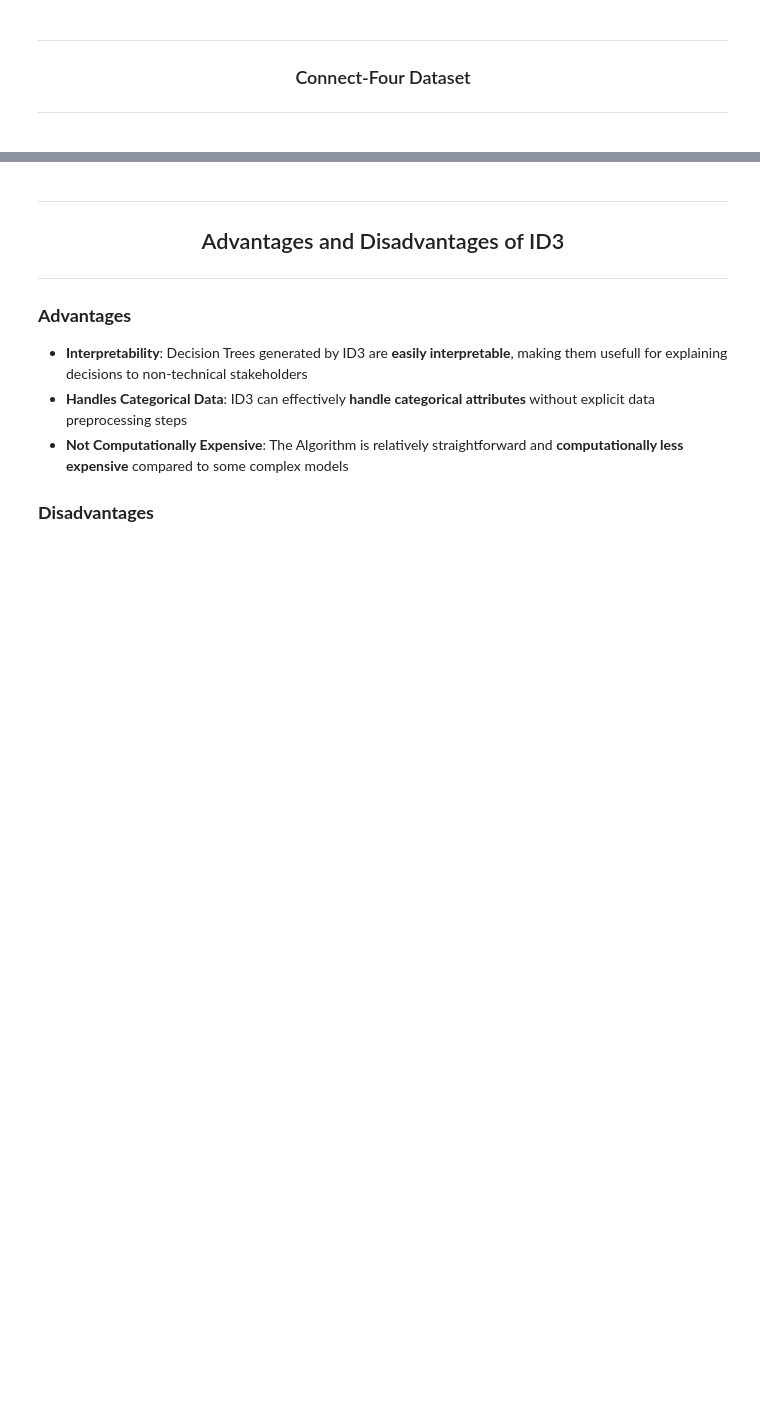
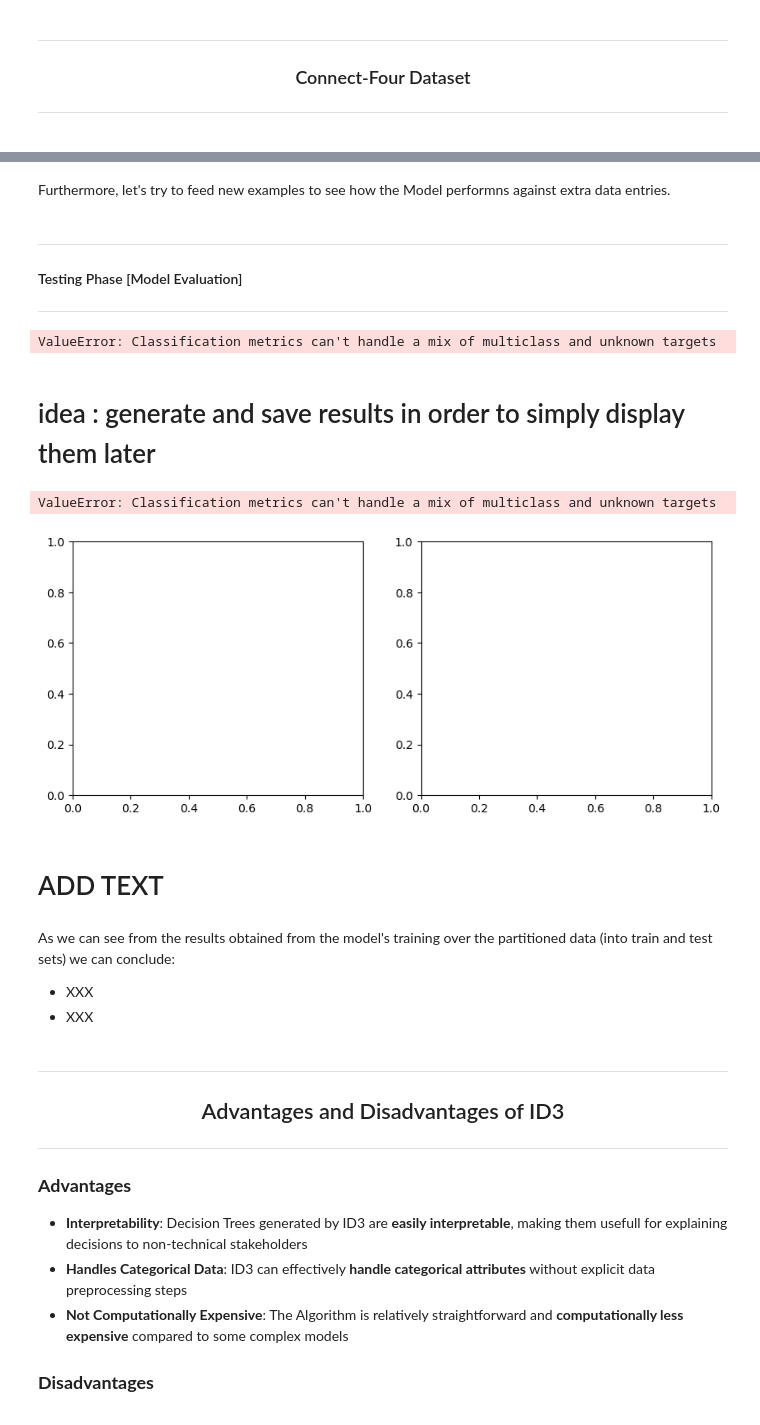
Before and after one commit to EstevesX10/AI-Decision-Trees-ID3, a Jupyter notebook: Decision Trees - ID3/Decision_Trees_ID3.ipynb, the cells around one changed output, grey strips where cells are left out. Saved outputs shown, nothing was run; the diff lists cells and outputs as text; code cells hidden in the pictures; blank space fills up the shorter version.

Commit message:
reran experiments and started working on the connect4 dataset

```diff
--- a/Decision Trees - ID3/Decision_Trees_ID3.ipynb
+++ b/Decision Trees - ID3/Decision_Trees_ID3.ipynb
@@ -930,0 +937,4 @@ As we can see from the results obtained from the model's training over the parti
+# %%
+# Loading the Data
+connectfour = Dataset('./Datasets/connect4.csv')
+connectfour.df
@@ -930,0 +966,8 @@ As we can see from the results obtained from the model's training over the parti
+# %%
+# Splitting the Data
+x_train, x_test, y_train, y_test = connectfour.train_test_split()
+# Display_dfs_side_by_side([connectfour.Train_df, connectfour.Test_df], ['$Train \space Set$', '$Test \space Set$'])
+# %%
+# Training the Decision Tree
+dt = DecisionTree()
+dt.fit(x_train, y_train)
@@ -930,0 +990,2 @@ As we can see from the results obtained from the model's training over the parti
+# %% [markdown]
+Furthermore, let's try to feed new examples to see how the Model performns against extra data entries.
@@ -931,3 +1010,30 @@ As we can see from the results obtained from the model's training over the parti
+# %% [markdown]
+---
+#### Testing Phase [Model Evaluation]
+---
+# %%
+# Testing the Model with a few Metrics
+y_pred = dt.predict(x_test)
+connectfour_metrics = Metrics(y_pred, y_test)
+connectfour_metrics.calculate_metrics()
+# %% [output]
+ValueError: Classification metrics can't handle a mix of multiclass and unknown targets
+# %% [markdown]
+# idea : generate and save results in order to simply display them later
+# %%
+# Plotting the Confusion Matrix and the Learning Curve
+points = calc_learning_curve_points(DecisionTree, connectfour.data, connectfour.target, n_itr=2, min_train_samples=10000, n_points=5)
+Plot_Model_Stats(dt, points, x_test, y_test, Title='ID3 Performance Analysis [Connect Four Dataset]')
+# %% [output]
+ValueError: Classification metrics can't handle a mix of multiclass and unknown targets
+[figure, added]
+# %% [markdown]
+# ADD TEXT
+# %% [markdown]
+As we can see from the results obtained from the model's training over the partitioned data (into train and test sets) we can conclude:
+
+- XXX
+- XXX
 # %% [markdown]
 <div align="center">
 
```
Also changed, not shown: parts of 23 cells of this notebook.
